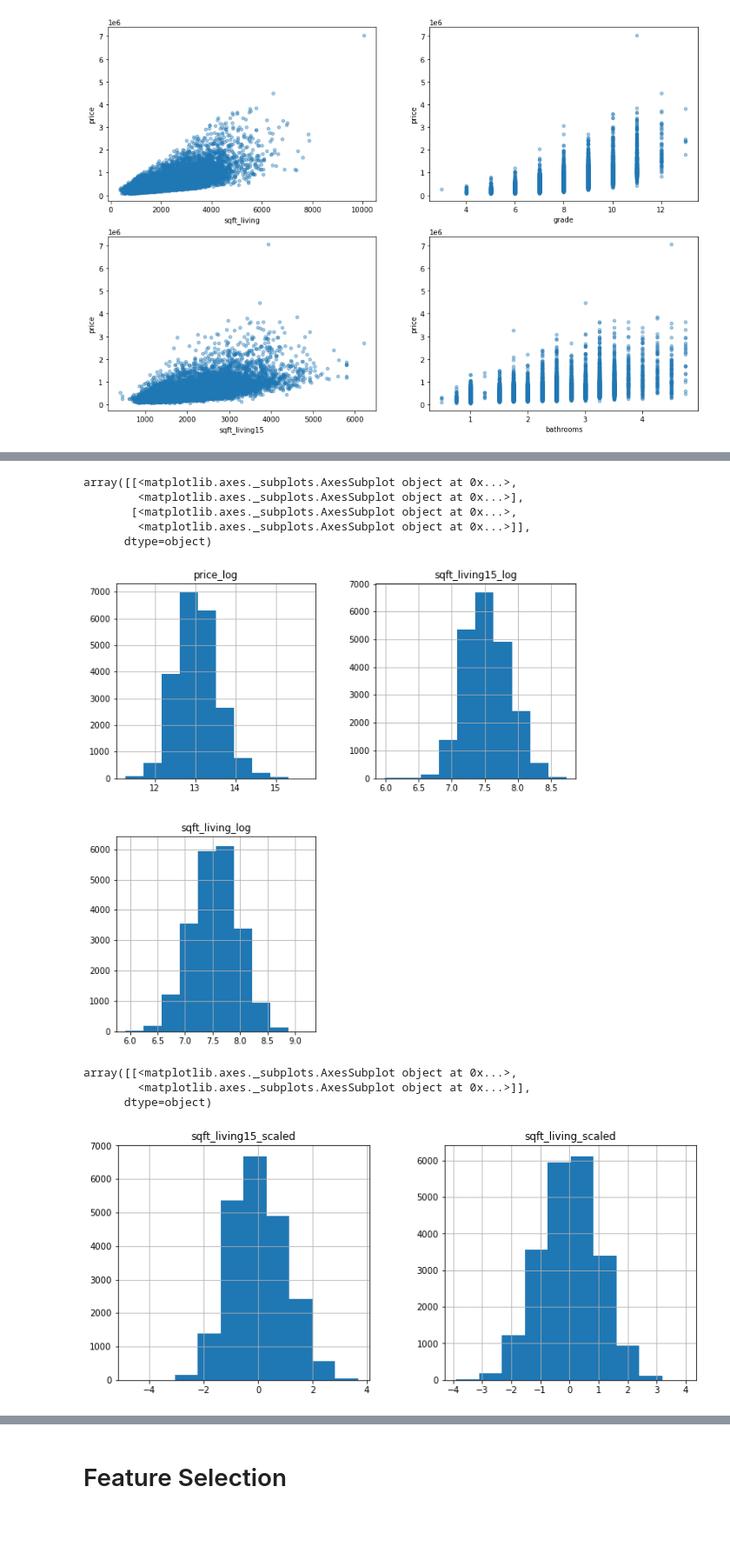
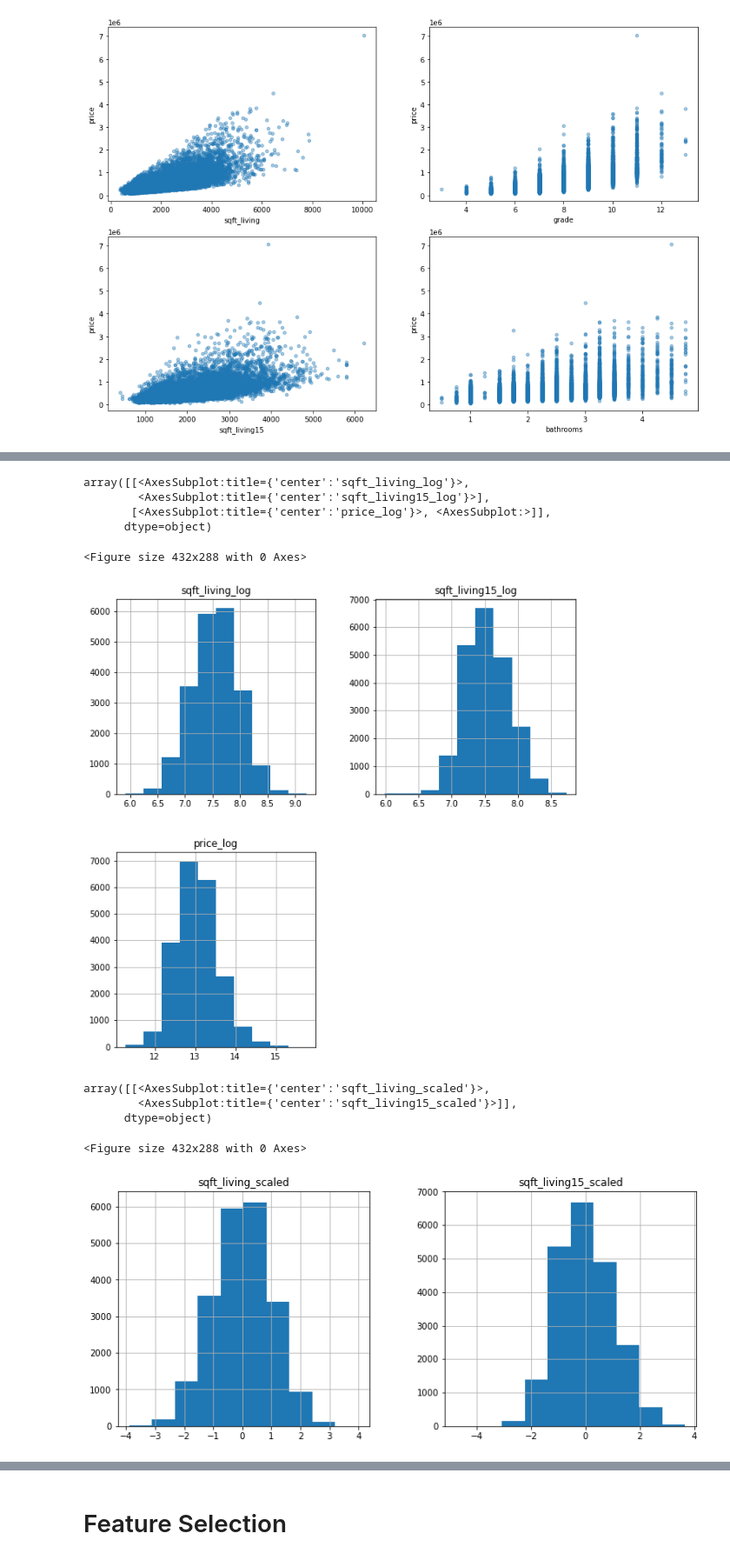
Before and after one commit to ntimpano614/kc_housing_regression, a Jupyter notebook: student.ipynb, the cells around one changed output, grey strips where cells are left out. Shown at 87% size. Saved outputs shown, nothing was run; the diff lists cells and outputs as text; code cells hidden in the pictures; blank space fills up the shorter version.

```diff
--- a/student.ipynb
+++ b/student.ipynb
@@ -356,44 +365,40 @@ array([[<matplotlib.axes._subplots.AxesSubplot object at 0x...>,
 # %%
-# log scale sqft livings
+# log scale sqft livings and price - they are skewed
 df_log = pd.DataFrame()
 df_log['sqft_living_log'] = np.log(df['sqft_living'])
 df_log['sqft_living15_log'] = np.log(df['sqft_living15'])
 df_log['price_log'] = np.log(df['price'])
 # df_log['bathrooms_log'] = np.log(df['bathrooms'])
+
+plt.clf()
 df_log.hist(figsize=[10,10])
 # %% [output]
-array([[<matplotlib.axes._subplots.AxesSubplot object at 0x...>,
-        <matplotlib.axes._subplots.AxesSubplot object at 0x...>],
-       [<matplotlib.axes._subplots.AxesSubplot object at 0x...>,
-        <matplotlib.axes._subplots.AxesSubplot object at 0x...>]],
+array([[<AxesSubplot:title={'center':'sqft_living_log'}>,
+        <AxesSubplot:title={'center':'sqft_living15_log'}>],
+       [<AxesSubplot:title={'center':'price_log'}>, <AxesSubplot:>]],
       dtype=object)
+<Figure size 432x288 with 0 Axes>
-[figure, old version]
+[figure, new version]
 # %%
-# scale the grade
-# use the scikit learn libraries for this
 # standardization on sqft_livings
 # mean normalization on grade and bathrooms
 
-# TODO - get the sklearn to work
-# from sklearn.preprocessing import Normalizer, StandardScaler
-# scaler = StandardScaler()
-# transformer = Normalizer()
-# transformer.fit([df.grade])
-# df_scaled['grade_scaled'] = transformer.fit_transform(df[['grade']])
-# df_scaled['bathrooms'] = transformer.transform(df[['bathrooms']])
-#https://stackoverflow.com/questions/58498187/sklearn-transform-error-expected-2d-array-got-1d-array-instead
+from sklearn.preprocessing import Normalizer, StandardScaler
+scaler = StandardScaler()
+transformer = Normalizer()
 
 df_scaled = pd.DataFrame()
-sqft_log = df_log['sqft_living_log']
-sqft15_log = df_log['sqft_living15_log']
-df_scaled['sqft_living_scaled'] = (sqft_log - np.mean(sqft_log)) / np.sqrt(np.var(sqft_log))
-df_scaled['sqft_living15_scaled'] = (sqft15_log - np.mean(sqft15_log)) / np.sqrt(np.var(sqft15_log))
+df_scaled[['sqft_living_scaled','sqft_living15_scaled']] = df_log[['sqft_living_log','sqft_living15_log']]
+df_scaled[['sqft_living_scaled','sqft_living15_scaled']] = scaler.fit_transform(df_scaled[['sqft_living_scaled','sqft_living15_scaled']])
+
 # df_scaled['grade_scaled'] = (df.grade - min(df.grade)) / (max(df.grade) - min(df.grade))
 # df_scaled['grade_scaled'] = (df.grade - np.mean(df.grade)) / (max(df.grade) - min(df.grade))
 # df_scaled['bathrooms_scaled'] = (df.bathrooms - np.mean(df.bathrooms)) / (max(df.bathrooms) - min(df.bathrooms))
+plt.clf()
 df_scaled.hist(figsize=[12,5])
 # %% [output]
-array([[<matplotlib.axes._subplots.AxesSubplot object at 0x...>,
-        <matplotlib.axes._subplots.AxesSubplot object at 0x...>]],
+array([[<AxesSubplot:title={'center':'sqft_living_scaled'}>,
+        <AxesSubplot:title={'center':'sqft_living15_scaled'}>]],
       dtype=object)
+<Figure size 432x288 with 0 Axes>
-[figure, old version]
+[figure, new version]
```
Also changed, not shown: parts of 30 cells of this notebook.
